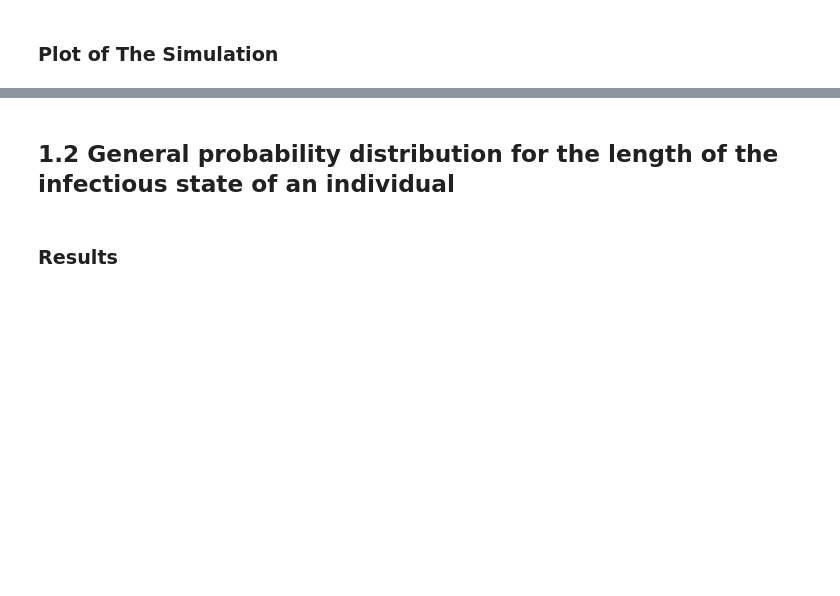
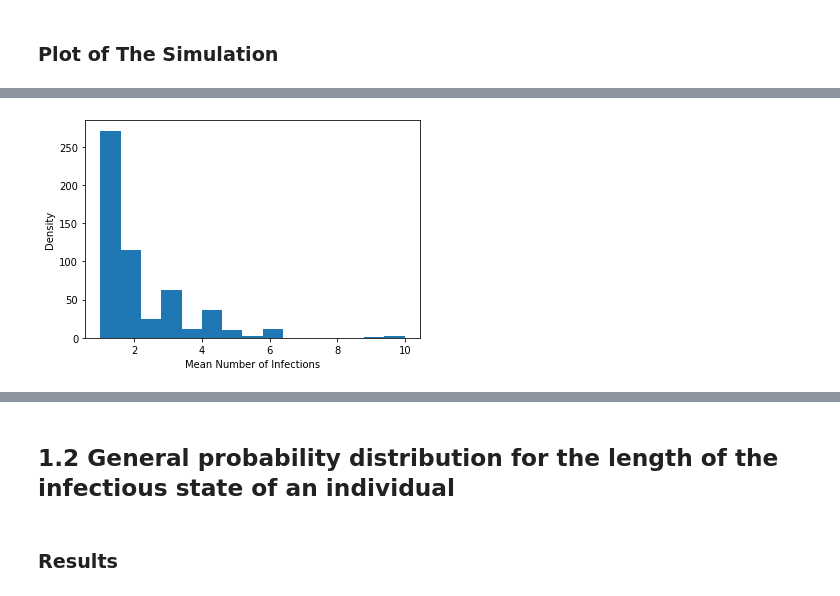
Before and after one commit to scab-unam/dam_COVID-19, a Jupyter notebook: dam_COVID19_code/GPSIR.ipynb, the cells around one changed output, grey strips where cells are left out. Saved outputs shown, nothing was run; the diff lists cells and outputs as text; code cells hidden in the pictures; blank space fills up the shorter version.

```diff
--- a/dam_COVID19_code/GPSIR.ipynb
+++ b/dam_COVID19_code/GPSIR.ipynb
@@ -562,0 +554,28 @@ Plot_Dynamics(Population_11, T)
+# %%
+def RtHistogram(simulation, T):
+    """Plots the evolution of the populations of susceptible,
+    infected and removed individuals over time for a simulation.
+
+    Parameters
+    ----------
+    simulation : list
+        List of Persona objects obtained from the function Simulacion_Contagios.
+
+    T : int
+        Number of days in the simulation
+    """
+
+    Infections_mean = []
+    for person in simulation:
+        if len(person.infections) != 0:
+            Infections_mean.append(sum(person.infections.values())/len(person.infections.keys()))
+
+    plt.hist(Infections_mean, bins = 15)
+    plt.xlabel('Mean Number of Infections')
+    plt.ylabel('Density')
+    plt.title('')
+    plt.show()
+# %%
+RtHistogram(Population_11, T)
+# %% [output]
+[figure, added]
```
Also changed, not shown: parts of 15 cells of this notebook, 3 other files.
